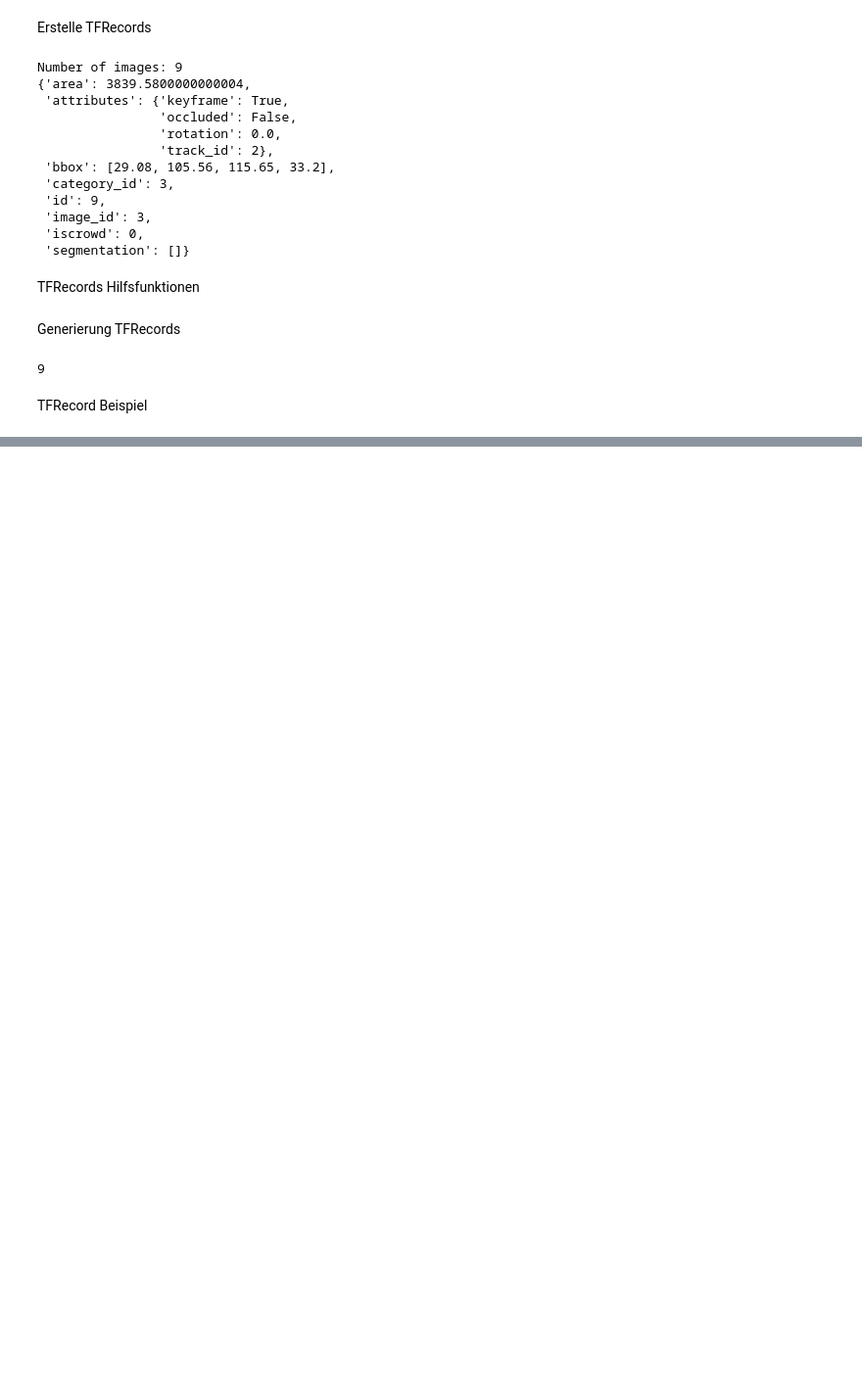
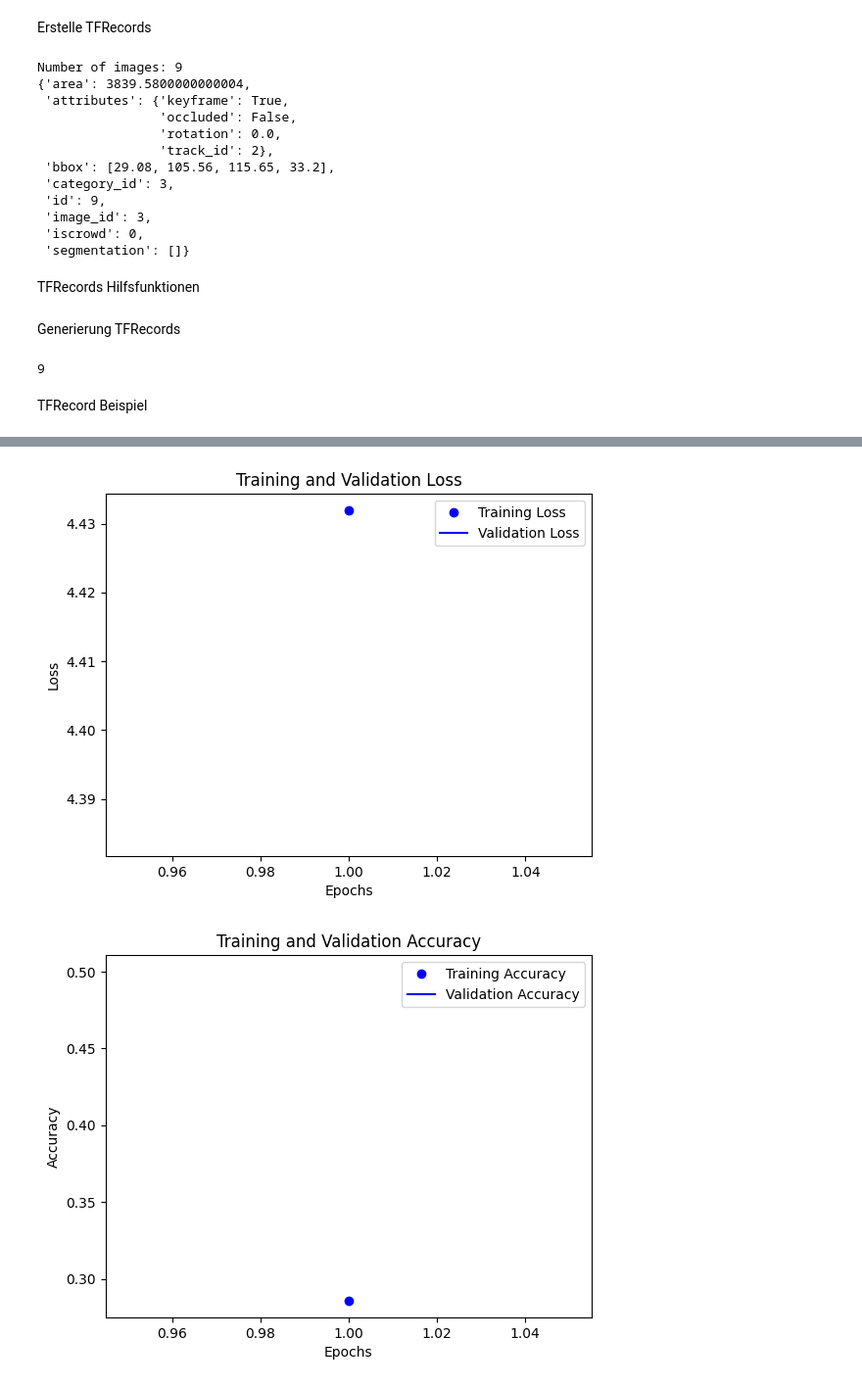
Before and after one commit to Haeuptling/BBArchComparison, a Jupyter notebook: dataset.ipynb, the cells around one changed output, grey strips where cells are left out. Shown at 98% size. Saved outputs shown, nothing was run; the diff lists cells and outputs as text; code cells hidden in the pictures; blank space fills up the shorter version.

```diff
--- a/dataset.ipynb
+++ b/dataset.ipynb
@@ -352,0 +365,31 @@ model.fit(
+# %%
+train_loss = history.history['loss']
+val_loss = history.history['val_loss']
+
+train_acc = history.history['sparse_categorical_accuracy']
+val_acc = history.history['val_sparse_categorical_accuracy']
+
+# Anzahl der Epochen
+epochs = range(1, len(train_loss) + 1)
+
+# Plot Verlust
+plt.plot(epochs, train_loss, 'bo', label='Training Loss')
+plt.plot(epochs, val_loss, 'b', label='Validation Loss')
+plt.title('Training and Validation Loss')
+plt.xlabel('Epochs')
+plt.ylabel('Loss')
+plt.legend()
+plt.show()
+
+# Plot Genauigkeit
+plt.clf()  # Clear the figure
+plt.plot(epochs, train_acc, 'bo', label='Training Accuracy')
+plt.plot(epochs, val_acc, 'b', label='Validation Accuracy')
+plt.title('Training and Validation Accuracy')
+plt.xlabel('Epochs')
+plt.ylabel('Accuracy')
+plt.legend()
+plt.show()
+# %% [output]
+[figure, added]
+[figure, added]
```
Also changed, not shown: parts of 12 cells of this notebook, 27 other files.
